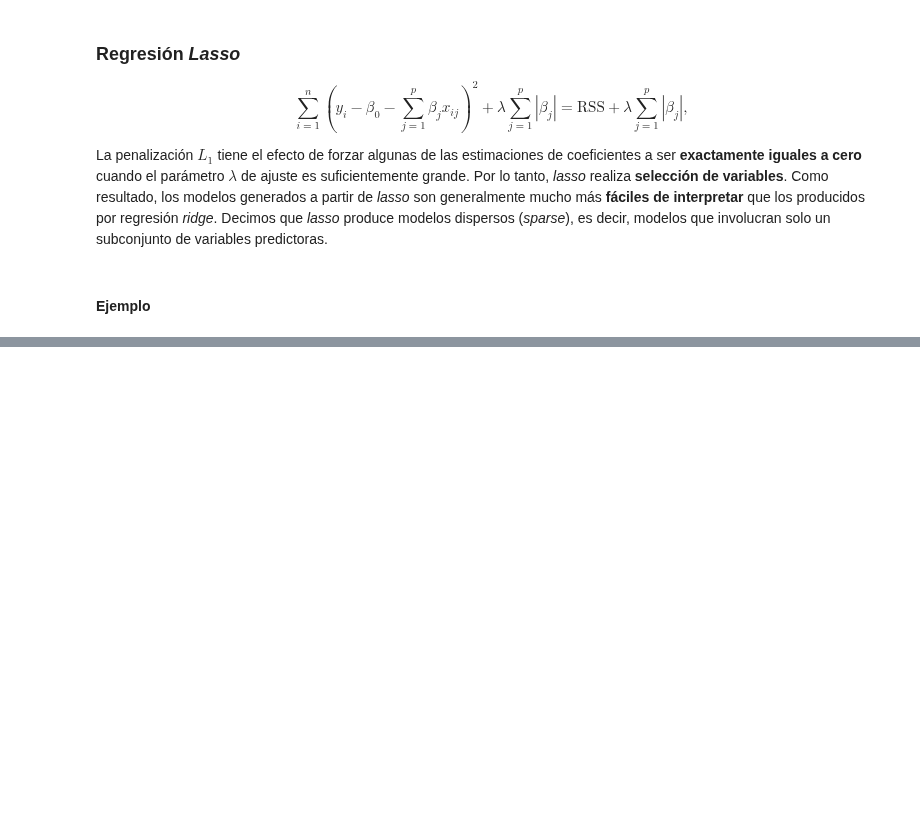
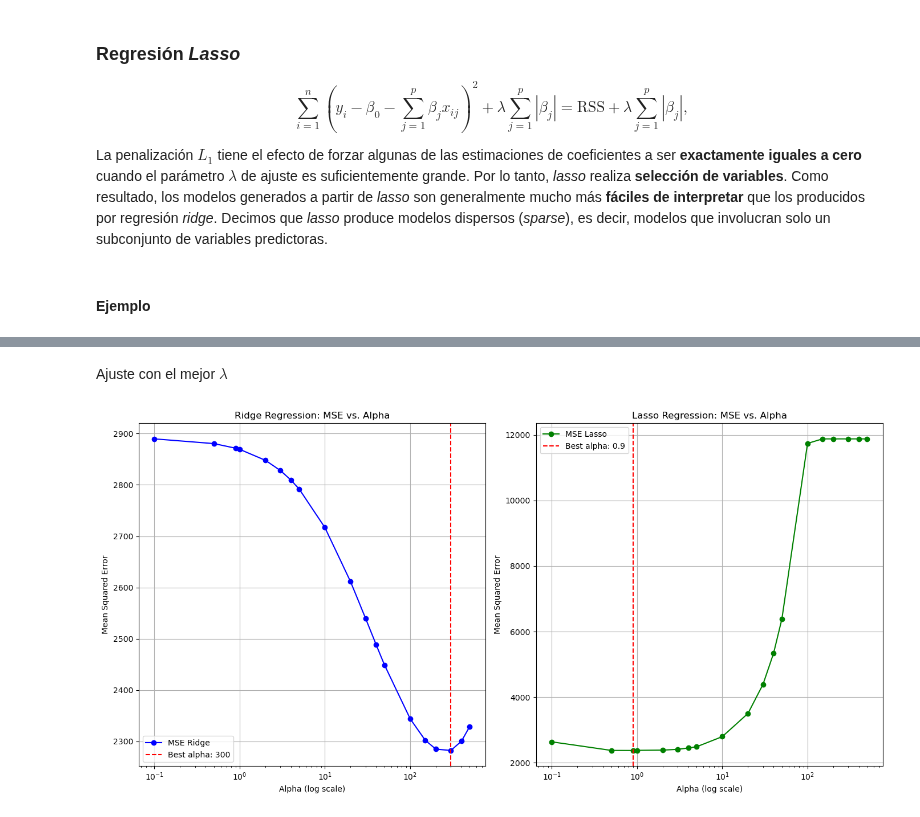
Before and after one commit to vmoprojs/MLPython, a Jupyter notebook: StepRegularization.ipynb, the cells around one changed output, grey strips where cells are left out. Cells and saved outputs as stored; diff of their text form; code cells hidden in the pictures; blank space fills up the shorter version.

```diff
--- a/StepRegularization.ipynb
+++ b/StepRegularization.ipynb
@@ -192,0 +181,17 @@ strong multicollinearity or other numerical problems.
+# %%
+import numpy as np
+
+# Calcular la matriz de correlación
+corr_matrix = X.corr().abs()
+
+# Seleccionar las columnas con alta correlación (por ejemplo, > 0.9)
+upper_triangle = corr_matrix.where(np.triu(np.ones(corr_matrix.shape), k=1).astype(bool))
+
+# Encontrar las columnas que tienen alta correlación
+high_corr_columns = [column for column in upper_triangle.columns if any(upper_triangle[column] > 0.8)]
+
+# Eliminar las columnas con alta correlación de X
+X = X.drop(columns=high_corr_columns)
+
+# Mostrar las columnas eliminadas
+print("Columnas eliminadas por alta correlación:\n", high_corr_columns)
@@ -466,0 +479,2 @@ plt.show()
+# %% [markdown]
+Ajuste con el mejor $\lambda$
@@ -466,0 +510,47 @@ plt.show()
+# %%
+import matplotlib.pyplot as plt
+import numpy as np
+
+# Obtener los resultados de Ridge y Lasso
+ridge_results = ridge_search.cv_results_
+lasso_results = lasso_search.cv_results_
+
+# Valores de alpha
+alphas = ridge_results['param_alpha'].data
+
+# MSE para Ridge
+ridge_mse = -ridge_results['mean_test_score']
+
+# MSE para Lasso
+lasso_mse = -lasso_results['mean_test_score']
+
+# Crear la figura
+plt.figure(figsize=(14, 7))
+
+# Graficar Ridge
+plt.subplot(1, 2, 1)
+plt.plot(alphas, ridge_mse, marker='o', label='MSE Ridge', color='blue')
+plt.axvline(x=best_ridge_alpha, color='red', linestyle='--', label=f'Best alpha: {best_ridge_alpha}')
+plt.xscale('log')  # Escala logarítmica para los ejes
+plt.title('Ridge Regression: MSE vs. Alpha')
+plt.xlabel('Alpha (log scale)')
+plt.ylabel('Mean Squared Error')
+plt.legend()
+plt.grid(True)
+
+# Graficar Lasso
+plt.subplot(1, 2, 2)
+plt.plot(alphas, lasso_mse, marker='o', label='MSE Lasso', color='green')
+plt.axvline(x=best_lasso_alpha, color='red', linestyle='--', label=f'Best alpha: {best_lasso_alpha}')
+plt.xscale('log')  # Escala logarítmica para los ejes
+plt.title('Lasso Regression: MSE vs. Alpha')
+plt.xlabel('Alpha (log scale)')
+plt.ylabel('Mean Squared Error')
+plt.legend()
+plt.grid(True)
+
+# Mostrar la gráfica
+plt.tight_layout()
+plt.show()
+# %% [output]
+[figure, added]
```
Also changed, not shown: parts of 15 cells of this notebook, 9 other files.
